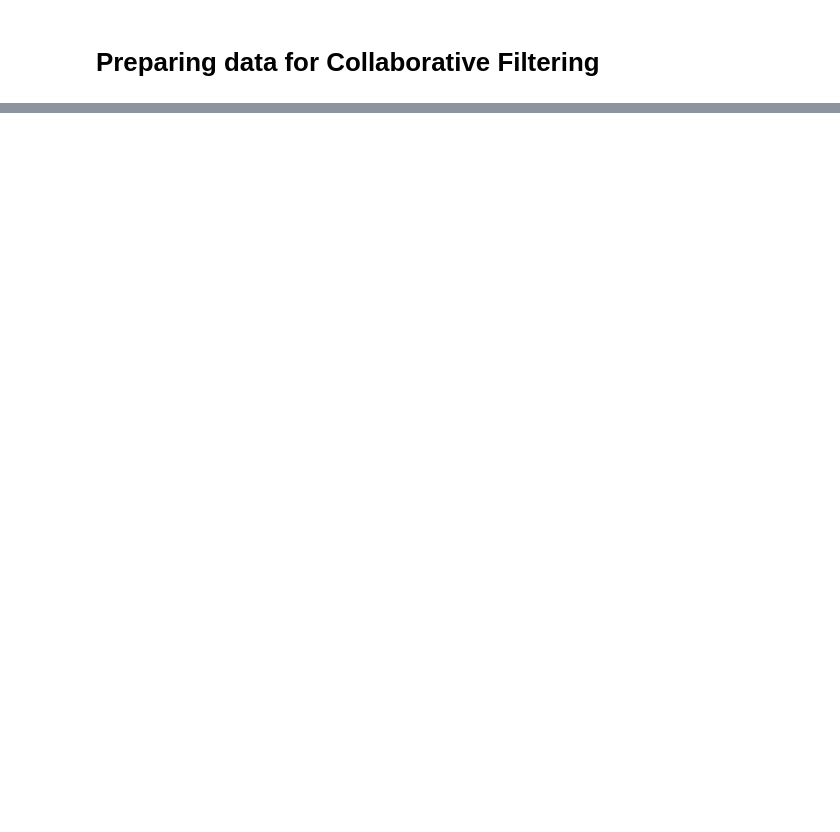
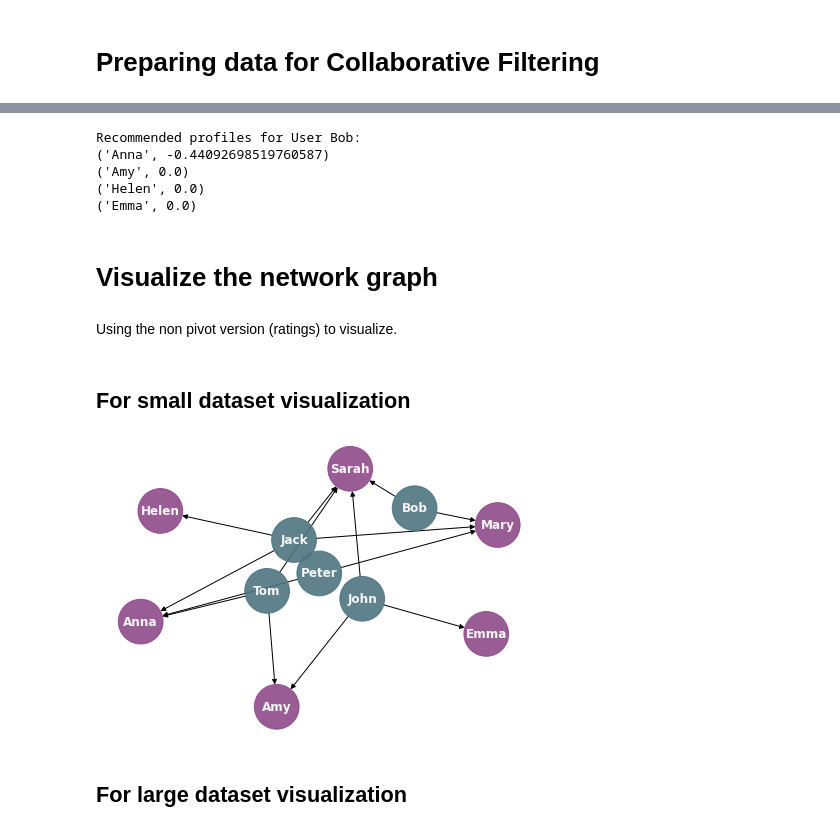
Before and after one commit to IamMrandrew/recommender-system-collaborative-filtering, a Jupyter notebook: RecommenderSystemCollaborativeFiltering.ipynb, the cells around one changed output, grey strips where cells are left out. Drawn from its saved outputs; the diff is of its cells as text; code cells hidden in the pictures; blank space fills up the shorter version.

Commit message:
Added trial of KNN CF recommendation

```diff
--- a/RecommenderSystemCollaborativeFiltering.ipynb
+++ b/RecommenderSystemCollaborativeFiltering.ipynb
@@ -139,0 +283,44 @@ user_ratings
+# %%
+# Output recommendations
+
+print("Recommended profiles for User {}:".format(info.loc[info["UserID"] == user_id, "Name"].values[0]))
+
+for profile_id, predicted_rating in recommendations:
+    print((info.loc[info["UserID"] == profile_id, "Name"].values[0], predicted_rating))
+# %% [output]
+Recommended profiles for User Bob:
+('Anna', -0.44092698519760587)
+('Amy', 0.0)
+('Helen', 0.0)
+('Emma', 0.0)
+# %% [markdown]
+# Visualize the network graph
+# %% [markdown]
+Using the non pivot version (ratings) to visualize.
+# %% [markdown]
+## For small dataset visualization
+# %%
+# Remarks: This won't plot node without positive rating associated with it.
+# As negative rating has been remove before
+
+import matplotlib.pyplot as plt
+import networkx as nx
+
+gr = nx.from_pandas_edgelist(ratings, "UserID", "ProfileID", "Rating", create_using=nx.DiGraph())
+
+mapping = dict(info[["UserID", "Name"]].values.tolist())
+color_map = []
+for node in gr.nodes():
+    if info.loc[info["UserID"] == node, "Gender"].values[0] == "M":
+        color_map.append([0.3, 0.46, 0.5, 0.9])
+    else:
+        color_map.append([0.56, 0.29, 0.54, 0.9])
+
+gr = nx.relabel_nodes(gr, mapping)
+pos = nx.fruchterman_reingold_layout(gr)
+nx.draw(gr, pos, with_labels=True, node_size=2000, node_color=color_map, font_color="whitesmoke", font_weight="semibold")
+plt.show()
+# %% [output]
+[figure, new version]
+# %% [markdown]
+## For large dataset visualization
```
Also changed, not shown: parts of 31 cells of this notebook, 4 other files.
